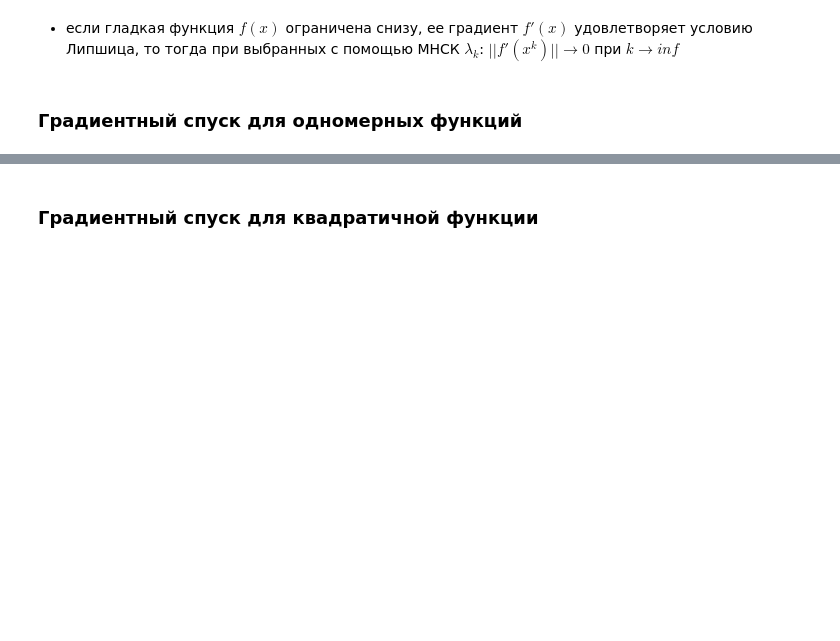
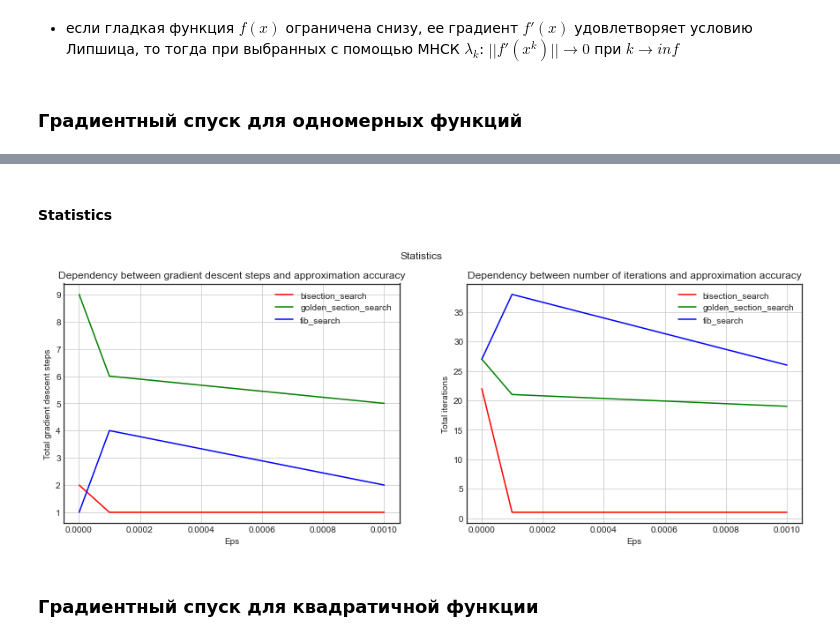
Before and after one commit to TayaPenskaya/ITMO_MO, a Jupyter notebook: lab1.ipynb, the cells around one changed output, grey strips where cells are left out. Cells and saved outputs as stored; diff of their text form; code cells hidden in the pictures; blank space fills up the shorter version.

```diff
--- a/lab1.ipynb
+++ b/lab1.ipynb
@@ -345,6 +345,49 @@ Result: 0.0007312747008064863
 Total iterations:  16
 Total function computations:  18
 Gradient descent steps: 2
+# %% [markdown]
+#### Statistics
+# %%
+all_iters = {}
+all_grad_steps = {}
+
+f = funcs[2]
+for name, m in methods.items():
+    all_iters[name] = []
+    all_grad_steps[name] = []
+    for e in eps:
+        res, iters, func_comps, grad_steps = gradient_descent(funcs[0], dfs[0], m, 10, e)
+        all_iters[name].append(iters)
+        all_grad_steps[name].append(grad_steps)
+
+fig, (ax1, ax2) = plt.subplots(1, 2)
+fig.suptitle('Statistics')
+fig.set_figheight(5)
+fig.set_figwidth(15)
+
+i = 0
+for name in methods.keys():
+    ax1.plot(eps, all_grad_steps[name], color = colors[i])
+    i += 1
+ax1.legend(methods.keys())
+ax1.set_title('Dependency between gradient descent steps and approximation accuracy')
+ax1.set_xlabel('Eps')
+ax1.set_ylabel('Total gradient descent steps')
+ax1.grid(True)
+# ax1.show()
+
+i = 0
+for name in methods.keys():
+    ax2.plot(eps, all_iters[name], color = colors[i])
+    i += 1
+ax2.legend(methods.keys())
+ax2.set_title('Dependency between number of iterations and approximation accuracy')
+ax2.set_xlabel('Eps')
+ax2.set_ylabel('Total iterations')
+ax2.grid(True)
+plt.show()
+# %% [output]
+[figure, added]
 # %% [markdown]
 ### Градиентный спуск для квадратичной функции
 # %% [markdown]
```
Also changed, not shown: parts of 20 cells of this notebook.
